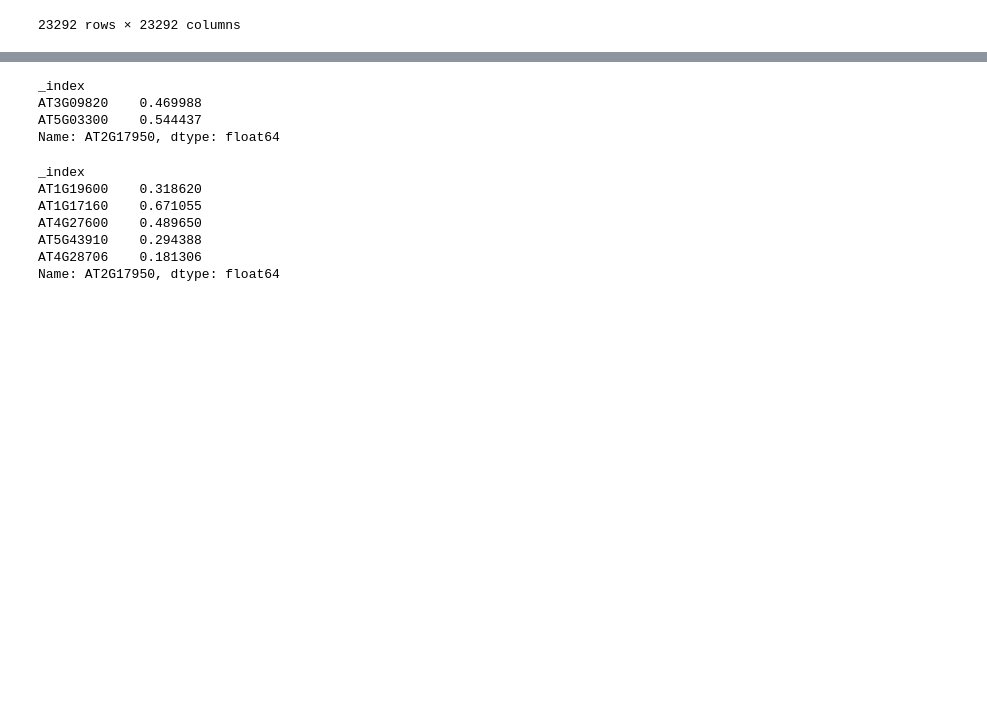
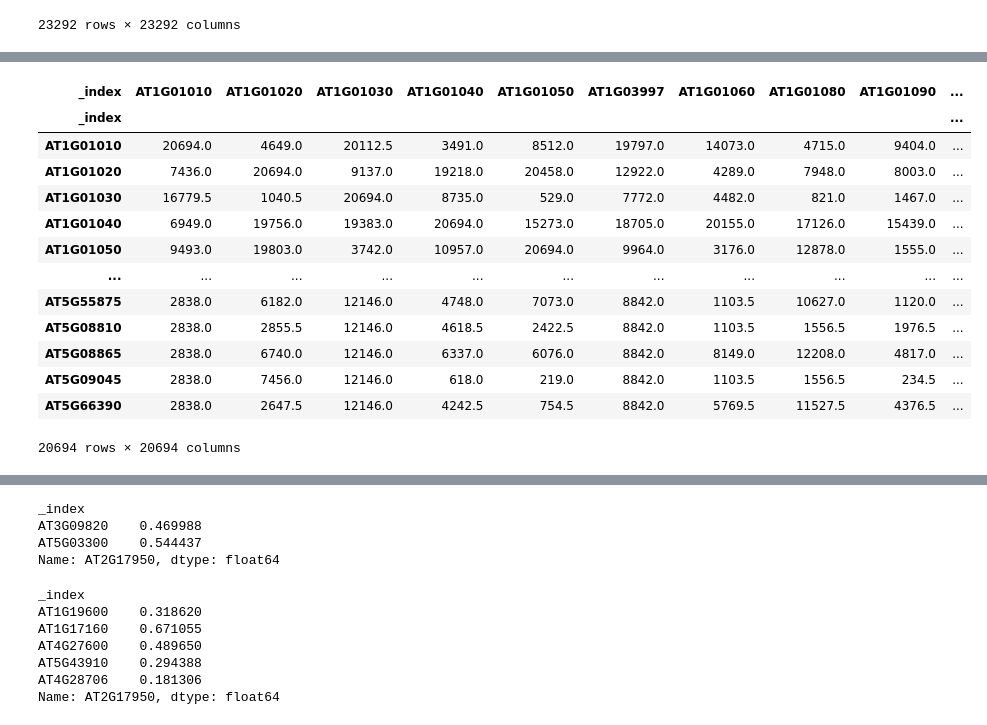
Before and after one commit to mikepassal/Jack_and_Dave_Maize_Meristem, a Jupyter notebook: correlation_of_wuschel_cells.ipynb, the cells around one changed output, grey strips where cells are left out. Saved outputs shown, nothing was run; the diff lists cells and outputs as text; code cells hidden in the pictures; blank space fills up the shorter version.

```diff
--- a/correlation_of_wuschel_cells.ipynb
+++ b/correlation_of_wuschel_cells.ipynb
@@ -916,2 +981,7 @@ arabi_all_cells_results = arabi_normalized_all_cells.loc[arabi_normalized_all_ce
 # %%
 arabi_clev_results = arabi_normalized_all_cells.loc[arabi_normalized_all_cells.index =='AT2G27250'].squeeze()
+# %%
+arabi_single_cell_trimmed_to_clevata_expressing_genes = arabi_single_cell[(arabi_single_cell[:,'AT2G27250'].X>0), : ]
+# %%
+arabi_single_cell_clevata_expressing_pd = pd.DataFrame(data = arabi_single_cell_trimmed_to_clevata_expressing_genes.X.todense(), columns = arabi_single_cell_trimmed_to_clevata_expressing_genes.var.index, index = arabi_single_cell_trimmed_to_clevata_expressing_genes.obs.index)
+arabi_single_cell_clevata_expressing_pd
@@ -917,0 +1002,21 @@ arabi_clev_results = arabi_normalized_all_cells.loc[arabi_normalized_all_cells.i
+# %%
+arabi_single_cellclevata_expressing_cells_correlation = arabi_single_cell_clevata_expressing_pd.corr(method = 'spearman')
+arabi_single_cellclevata_expressing_cells_correlation = arabi_single_cellclevata_expressing_cells_correlation.dropna(axis = 0, how = 'all')
+arabi_single_cellclevata_expressing_cells_correlation = arabi_single_cellclevata_expressing_cells_correlation.dropna(axis = 1, how = 'all')
+arabi_ranked_columns_clevata = arabi_single_cellclevata_expressing_cells_correlation.rank()
+arabi_ranked_columns_clevata
+# %% [output]
+| _index | AT1G01010 | AT1G01020 | AT1G01030 | AT1G01040 | AT1G01050 | AT1G03997 | AT1G01060 | AT1G01080 | AT1G01090 | ... |
+| _index |  |  |  |  |  |  |  |  |  | ... |
+| AT1G01010 | 20694.0 | 4649.0 | 20112.5 | 3491.0 | 8512.0 | 19797.0 | 14073.0 | 4715.0 | 9404.0 | ... |
+| AT1G01020 | 7436.0 | 20694.0 | 9137.0 | 19218.0 | 20458.0 | 12922.0 | 4289.0 | 7948.0 | 8003.0 | ... |
+| AT1G01030 | 16779.5 | 1040.5 | 20694.0 | 8735.0 | 529.0 | 7772.0 | 4482.0 | 821.0 | 1467.0 | ... |
+| AT1G01040 | 6949.0 | 19756.0 | 19383.0 | 20694.0 | 15273.0 | 18705.0 | 20155.0 | 17126.0 | 15439.0 | ... |
+| AT1G01050 | 9493.0 | 19803.0 | 3742.0 | 10957.0 | 20694.0 | 9964.0 | 3176.0 | 12878.0 | 1555.0 | ... |
+| ... | ... | ... | ... | ... | ... | ... | ... | ... | ... | ... |
+| AT5G55875 | 2838.0 | 6182.0 | 12146.0 | 4748.0 | 7073.0 | 8842.0 | 1103.5 | 10627.0 | 1120.0 | ... |
+| AT5G08810 | 2838.0 | 2855.5 | 12146.0 | 4618.5 | 2422.5 | 8842.0 | 1103.5 | 1556.5 | 1976.5 | ... |
+| AT5G08865 | 2838.0 | 6740.0 | 12146.0 | 6337.0 | 6076.0 | 8842.0 | 8149.0 | 12208.0 | 4817.0 | ... |
+| AT5G09045 | 2838.0 | 7456.0 | 12146.0 | 618.0 | 219.0 | 8842.0 | 1103.5 | 1556.5 | 234.5 | ... |
+| AT5G66390 | 2838.0 | 2647.5 | 12146.0 | 4242.5 | 754.5 | 8842.0 | 5769.5 | 11527.5 | 4376.5 | ... |
+20694 rows × 20694 columns
```
Also changed, not shown: parts of 22 cells of this notebook.
